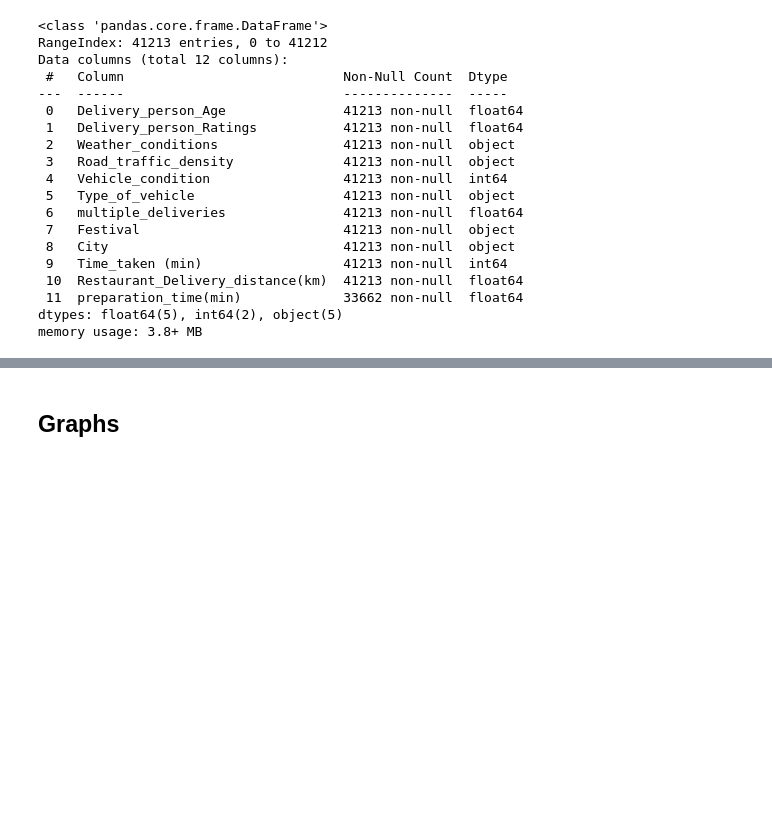
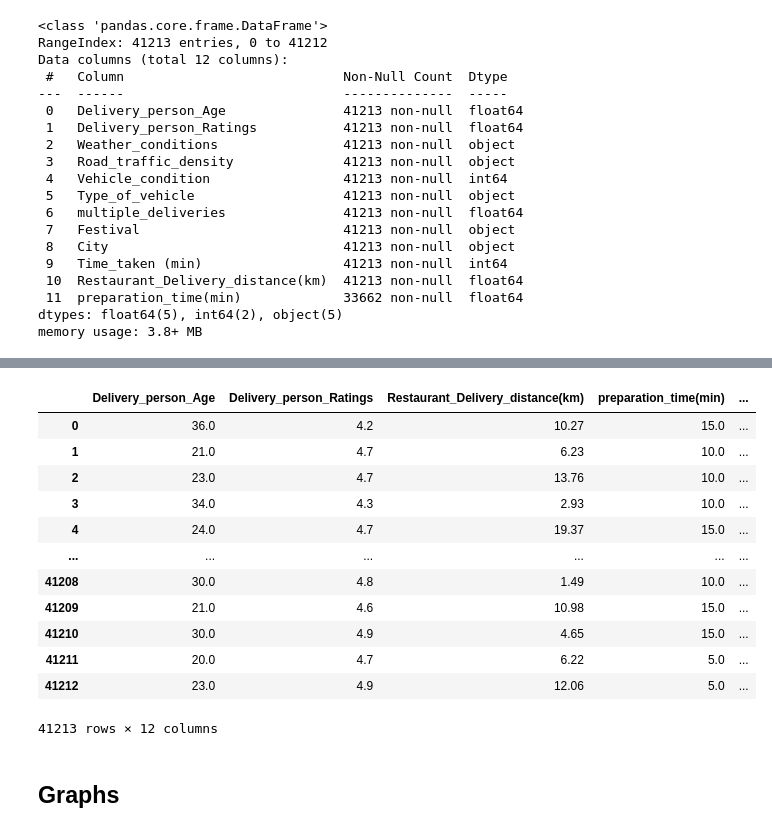
Before and after one commit to manish72/ineuron-ML-classAssignments, a Jupyter notebook: FoodTimeDeliveryPrediction/notebooks/Food Delivery Model.ipynb, the cells around one changed output, grey strips where cells are left out. Drawn from its saved outputs; the diff is of its cells as text; code cells hidden in the pictures; blank space fills up the shorter version.

```diff
--- a/FoodTimeDeliveryPrediction/notebooks/Food Delivery Model.ipynb
+++ b/FoodTimeDeliveryPrediction/notebooks/Food Delivery Model.ipynb
@@ -248,3 +291,19 @@ data = data[columns_data]
+# %%
+data
+# %% [output]
+|  | Delivery_person_Age | Delivery_person_Ratings | Restaurant_Delivery_distance(km) | preparation_time(min) | ... |
+| 0 | 36.0 | 4.2 | 10.27 | 15.0 | ... |
+| 1 | 21.0 | 4.7 | 6.23 | 10.0 | ... |
+| 2 | 23.0 | 4.7 | 13.76 | 10.0 | ... |
+| 3 | 34.0 | 4.3 | 2.93 | 10.0 | ... |
+| 4 | 24.0 | 4.7 | 19.37 | 15.0 | ... |
+| ... | ... | ... | ... | ... | ... |
+| 41208 | 30.0 | 4.8 | 1.49 | 10.0 | ... |
+| 41209 | 21.0 | 4.6 | 10.98 | 15.0 | ... |
+| 41210 | 30.0 | 4.9 | 4.65 | 15.0 | ... |
+| 41211 | 20.0 | 4.7 | 6.22 | 5.0 | ... |
+| 41212 | 23.0 | 4.9 | 12.06 | 5.0 | ... |
+41213 rows × 12 columns
 # %% [markdown]
 ## Graphs
 # %%
```
Also changed, not shown: parts of 38 cells of this notebook.
